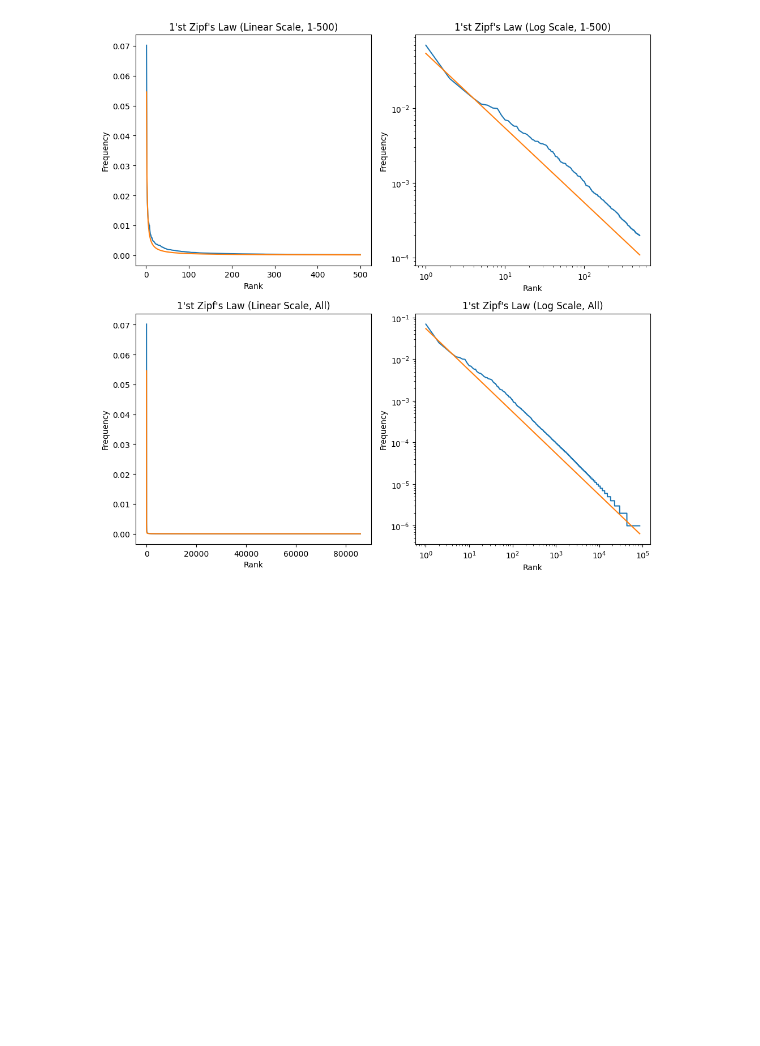
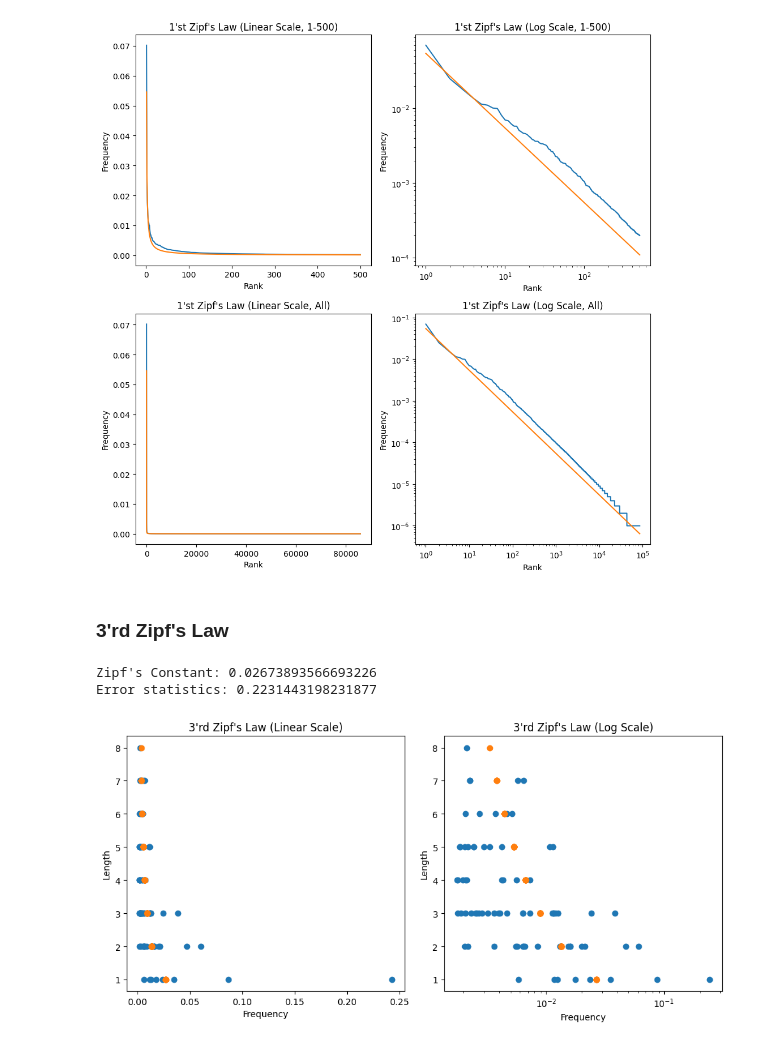
Before and after one commit to tayadj/Data-Science, a Jupyter notebook: Empirical Linguistic Laws Analysis/main.ipynb, the cells around one changed output. Saved outputs shown, nothing was run; the diff lists cells and outputs as text; code cells hidden in the pictures; blank space fills up the shorter version.

```diff
--- a/Empirical Linguistic Laws Analysis/main.ipynb
+++ b/Empirical Linguistic Laws Analysis/main.ipynb
@@ -181,3 +246,45 @@ plt.tight_layout()
 plt.show()
 # %% [output]
 [figure]
+# %% [markdown]
+### 3'rd Zipf's Law
+# %%
+auxiliary_PoS = russian.iloc[[0,1,2,3,5,6,9,10,11,13,14,16,17,18,21,22,23,25,26,27,28,29,30,31,33,41,46,47,51,52,53,54,55,56,61,62,63,65,66,69,77,78,81,87,88,89,91,97,98,99,103,107,117,119,123,126,128,135,140,142,147,152,153,159,160,162,164,168,169,170,171,172,178,185,187,188,194,196,199]]
+rank = np.array([len(word) for word in auxiliary_PoS['Word']])
+frequency = np.array(auxiliary_PoS['Frequency'])/np.array(auxiliary_PoS['Frequency']).sum()
+
+zipf_const = np.array([rank[i] * frequency[i] for i in range (0, len(auxiliary_PoS))]).mean()
+print("Zipf's Constant:", zipf_const)
+
+emp_mean =  np.array([zipf_const/rank[i] for i in range (0, len(auxiliary_PoS))]).sum()
+emp_mse = (np.array([(zipf_const/rank[i] - emp_mean)**2 for i in range (0, len(auxiliary_PoS))]).sum()) ** (0.5)
+error = (len(auxiliary_PoS)**0.5 * (np.array([frequency[i] - zipf_const/rank[i] for i in range (0, len(auxiliary_PoS))])).sum() / emp_mse)
+print("Error statistics:", error)
+# %% [output]
+Zipf's Constant: 0.02673893566693226
+Error statistics: 0.2231443198231877
+# %%
+auxiliary_PoS = russian.iloc[[0,1,2,3,5,6,9,10,11,13,14,16,17,18,21,22,23,25,26,27,28,29,30,31,33,41,46,47,51,52,53,54,55,56,61,62,63,65,66,69,77,78,81,87,88,89,91,97,98,99,103,107,117,119,123,126,128,135,140,142,147,152,153,159,160,162,164,168,169,170,171,172,178,185,187,188,194,196,199]]
+rank = np.array([len(word) for word in auxiliary_PoS['Word']])
+frequency = np.array(auxiliary_PoS['Frequency'])/np.array(auxiliary_PoS['Frequency']).sum()
+
+fig, ((ax1, ax2)) = plt.subplots(1, 2, figsize=(10, 5))
+
+rank = np.array([len(word) for word in auxiliary_PoS['Word']])
+frequency = np.array(auxiliary_PoS['Frequency'])/np.array(auxiliary_PoS['Frequency']).sum()
+ax1.scatter(frequency, rank)
+ax1.scatter([zipf_const/rank[i] for i in range (0,len(auxiliary_PoS))], rank)
+ax1.set_xlabel("Frequency")
+ax1.set_ylabel("Length")
+ax1.set_title("3'rd Zipf's Law (Linear Scale)")
+ax2.scatter(frequency, rank)
+ax2.scatter([zipf_const/rank[i] for i in range (0,len(auxiliary_PoS))], rank)
+ax2.set_xscale('log')
+ax2.set_xlabel("Frequency")
+ax2.set_ylabel("Length")
+ax2.set_title("3'rd Zipf's Law (Log Scale)")
+
+plt.tight_layout()
+plt.show()
+# %% [output]
+[figure, added]
```
Also changed, not shown: parts of 15 cells of this notebook.
